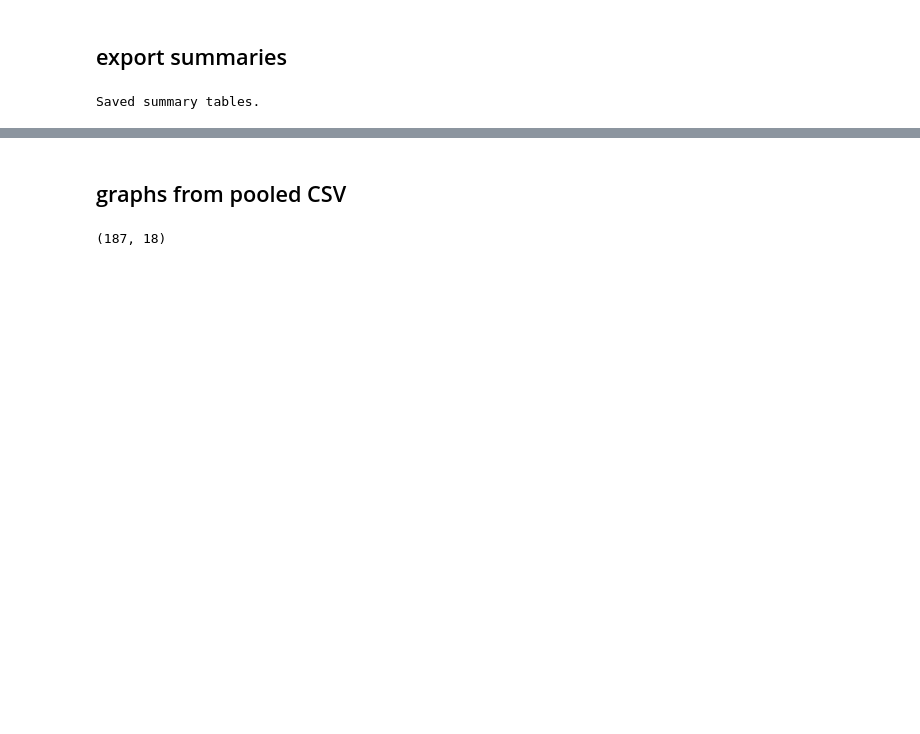
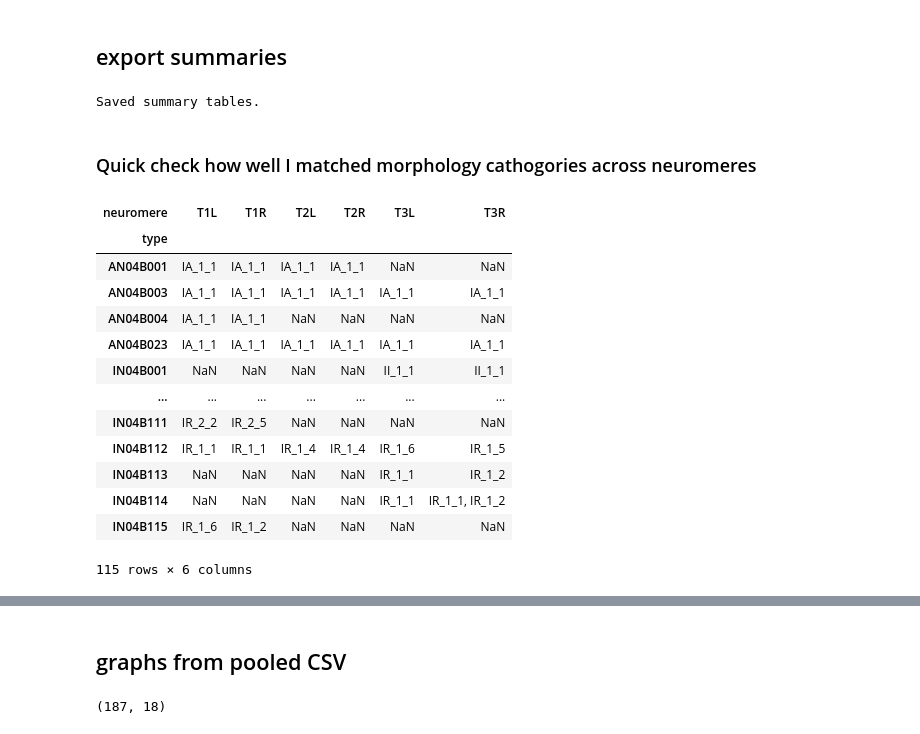
Before and after one commit to J-Soffers/4B-analysis, a Jupyter notebook: MANC-12- v1.2.3_2_all_neuromere_analysis_version2.ipynb, the cells around one changed output, grey strips where cells are left out. Saved outputs shown, nothing was run; the diff lists cells and outputs as text; code cells hidden in the pictures; blank space fills up the shorter version.

```diff
--- a/MANC-12- v1.2.3_2_all_neuromere_analysis_version2.ipynb
+++ b/MANC-12- v1.2.3_2_all_neuromere_analysis_version2.ipynb
@@ -191,3 +256,32 @@ comparison_df.to_csv(OUTPUT_DIR / "comparison_morphology_clusters_across_neurome
 print("Saved summary tables.")
 # %% [output]
 Saved summary tables.
+# %% [markdown]
+### Quick check how well I matched morphology cathogories across neuromeres
+# %%
+comparison_by_type = (
+    pooled_df
+    .pivot_table(
+        index="type",
+        columns="neuromere",
+        values="morphology_cluster_id",
+        aggfunc=lambda x: ", ".join(sorted(pd.unique(x.astype(str))))
+    )
+)
+
+comparison_by_type
+# %% [output]
+| neuromere | T1L | T1R | T2L | T2R | T3L | T3R |
+| type |  |  |  |  |  |  |
+| AN04B001 | IA_1_1 | IA_1_1 | IA_1_1 | IA_1_1 | NaN | NaN |
+| AN04B003 | IA_1_1 | IA_1_1 | IA_1_1 | IA_1_1 | IA_1_1 | IA_1_1 |
+| AN04B004 | IA_1_1 | IA_1_1 | NaN | NaN | NaN | NaN |
+| AN04B023 | IA_1_1 | IA_1_1 | IA_1_1 | IA_1_1 | IA_1_1 | IA_1_1 |
+| IN04B001 | NaN | NaN | NaN | NaN | II_1_1 | II_1_1 |
+| ... | ... | ... | ... | ... | ... | ... |
+| IN04B111 | IR_2_2 | IR_2_5 | NaN | NaN | NaN | NaN |
+| IN04B112 | IR_1_1 | IR_1_1 | IR_1_4 | IR_1_4 | IR_1_6 | IR_1_5 |
+| IN04B113 | NaN | NaN | NaN | NaN | IR_1_1 | IR_1_2 |
+| IN04B114 | NaN | NaN | NaN | NaN | IR_1_1 | IR_1_1, IR_1_2 |
+| IN04B115 | IR_1_6 | IR_1_2 | NaN | NaN | NaN | NaN |
+115 rows × 6 columns
```
Also changed, not shown: parts of 12 cells of this notebook, 34 other files.
